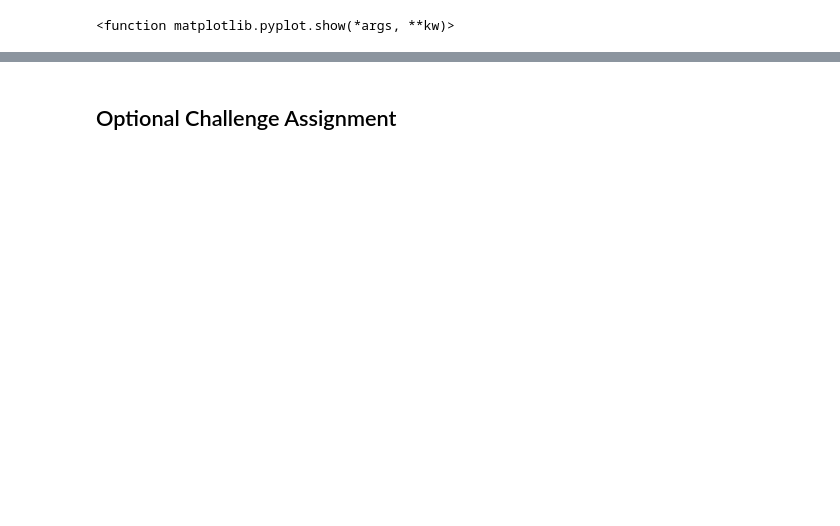
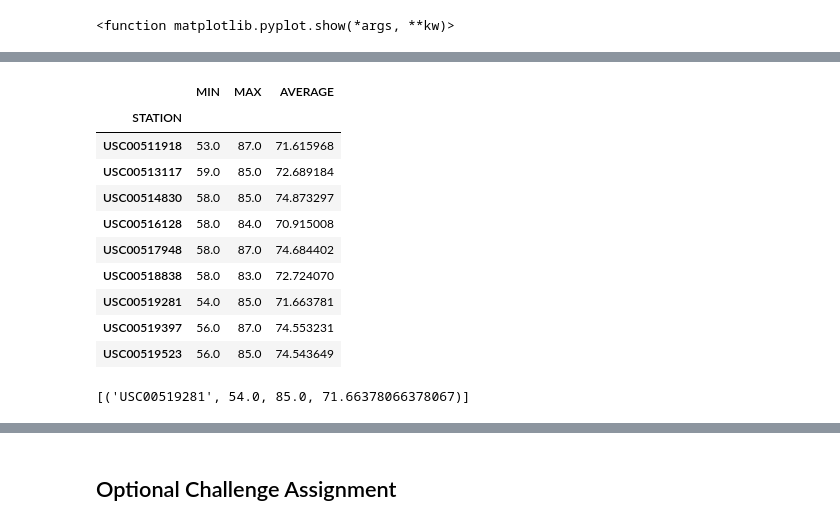
Before and after one commit to emercad0/SQLAlchemy-Homework, a Jupyter notebook: Instructions/climate_starter.ipynb, the cells around one changed output, grey strips where cells are left out. Drawn from its saved outputs; the diff is of its cells as text; code cells hidden in the pictures; blank space fills up the shorter version.

```diff
--- a/Instructions/climate_starter.ipynb
+++ b/Instructions/climate_starter.ipynb
@@ -156,6 +172,33 @@ stations_total
+# %%
+# Table of MIN , MAX, AVG on all stations
+
+temps = session.query(Measurement.station,func.min(Measurement.tobs),
+                      func.max(Measurement.tobs),func.avg(Measurement.tobs)).group_by(Measurement.station).all()
+temps_dat = pd.DataFrame(temps, columns=['STATION', 'MIN', 'MAX', 'AVERAGE'])
+temps_dat = temps_dat.set_index('STATION')
+temps_dat
+# %% [output]
+|  | MIN | MAX | AVERAGE |
+| STATION |  |  |  |
+| USC00511918 | 53.0 | 87.0 | 71.615968 |
+| USC00513117 | 59.0 | 85.0 | 72.689184 |
+| USC00514830 | 58.0 | 85.0 | 74.873297 |
+| USC00516128 | 58.0 | 84.0 | 70.915008 |
+| USC00517948 | 58.0 | 87.0 | 74.684402 |
+| USC00518838 | 58.0 | 83.0 | 72.724070 |
+| USC00519281 | 54.0 | 85.0 | 71.663781 |
+| USC00519397 | 56.0 | 87.0 | 74.553231 |
+| USC00519523 | 56.0 | 85.0 | 74.543649 |
 # %%
 # Using the station id from the previous query, calculate the lowest temperature recorded,
 # highest temperature recorded, and average temperature most active station?
+
+most_act_station = session.query(Measurement.station,func.min(Measurement.tobs),
+                                    func.max(Measurement.tobs),
+                                 func.avg(Measurement.tobs)).filter(Measurement.station == 'USC00519281').all()
+print(most_act_station)
+# %% [output]
+[('USC00519281', 54.0, 85.0, 71.66378066378067)]
 # %%
 # Choose the station with the highest number of temperature observations.
 # Query the last 12 months of temperature observation data for this station and plot the results as a histogram
```
Also changed, not shown: parts of 12 cells of this notebook.
